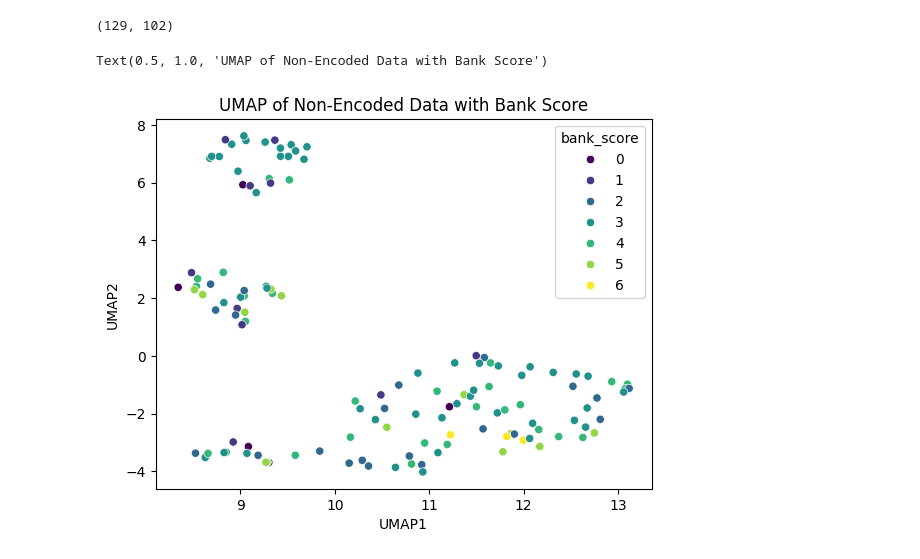
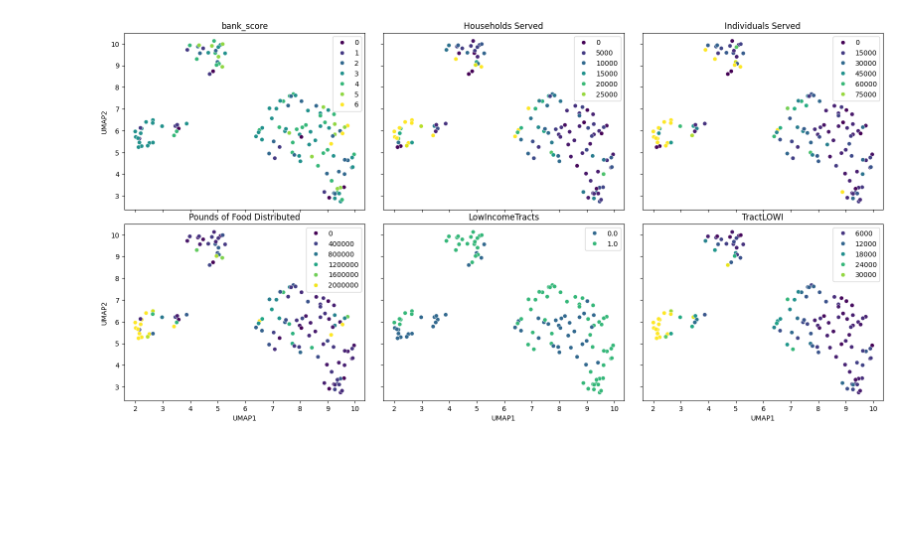
Before and after one commit to ericwhamilton1/gradient-descent-into-madness, a Jupyter notebook: umap_data_viz.ipynb, the cells around one changed output. Drawn from its saved outputs; the diff is of its cells as text; code cells hidden in the pictures; blank space fills up the shorter version.

Commit message:
Added subplots for histogram and scatter

```diff
--- a/umap_data_viz.ipynb
+++ b/umap_data_viz.ipynb
@@ -14,32 +13,49 @@ df = pd.read_csv(DATA_PATH + DATASET)
-# %%
-# Scale Data
-from sklearn.preprocessing import StandardScaler
-numeric_data = df.select_dtypes(include=[float, int])
-scaled_data = StandardScaler().fit_transform(numeric_data)
-scaled_data.shape
-# %% [output]
-(129, 102)
 # %%
-import umap
+DATA_PATH = 'data/'
+DATASET = 'merged_data_clean.csv'
+
+df = pd.read_csv(DATA_PATH + DATASET)
+
+numeric_data = df.select_dtypes(include=[float, int])
+scaled_data = StandardScaler().fit_transform(numeric_data)
+
 reducer = umap.UMAP()
 embedding = reducer.fit_transform(scaled_data)
 
 umap_df = pd.DataFrame(embedding, columns=['UMAP1', 'UMAP2'])
+df = pd.concat([df, umap_df], axis=1)
 score = df['Pounds of Food Distributed'] / df['TractLOWI']
 min_score = np.min([val for val in score if val > 0.0])
 imputed_score = np.array([min_score if val == 0.0 else val for val in score])
-umap_df['bank_score'] = pd.cut(np.log(imputed_score), bins=7, labels=False)
-
-plt.figure()
-sns.scatterplot(
-    x="UMAP1", y="UMAP2",
-    hue="bank_score",
-    palette=sns.color_palette("viridis", as_cmap=True),
-    data=umap_df,
-    legend="auto"
-)
-
-plt.title("UMAP of Non-Encoded Data with Bank Score")
+df['bank_score'] = pd.cut(np.log(imputed_score), bins=7, labels=False)
-# %% [output]
-Text(0.5, 1.0, 'UMAP of Non-Encoded Data with Bank Score')
-[figure, removed]
+# %%
+# from plotly.subplots import make_subplots
+# import plotly.graph_objects as go
+
+features_plotted = ['bank_score', 'Households Served', 'Individuals Served',
+                    'Pounds of Food Distributed', 'LowIncomeTracts', 'TractLOWI']
+
+# fig = make_subplots(rows=2, cols=3, subplot_titles=features_plotted)
+# for i, feature in enumerate(features_plotted):
+#     fig.add_trace(
+#         go.Scatter(x=df['UMAP1'], y=df['UMAP2'], mode='markers',
+#                    marker=dict(color=df[feature], colorscale='viridis', opacity=0.5, showscale=True),
+#                    showlegend=False),
+#         row=i // 3 + 1, col=i % 3 + 1)
+
+# fig.show()
+
+fig, axs = plt.subplots(2, 3, figsize=(16, 8), sharex=True, sharey=True)
+plt.tight_layout()
+for i, feature in enumerate(features_plotted):
+    ax = axs[i // 3][i % 3]
+    scatter = sns.scatterplot(
+        x='UMAP1', y='UMAP2', data=df, hue=feature,
+        ax=ax, palette='viridis', legend='brief'
+    )
+    scatter.legend_.set_title(None)
+    ax.set_title(feature)
+
+plt.savefig('mult_scatter.png')
+# %% [output]
+[figure, added]
```
Also changed, not shown: parts of 5 cells of this notebook, 2 other files.
